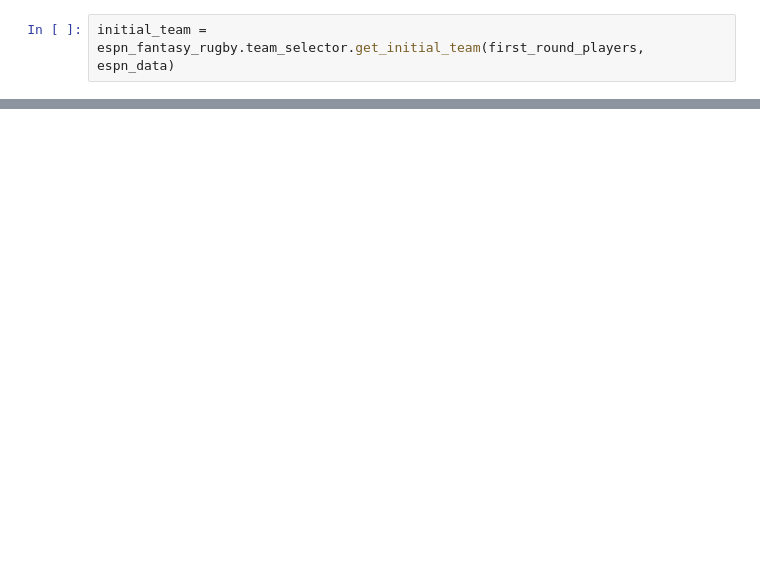
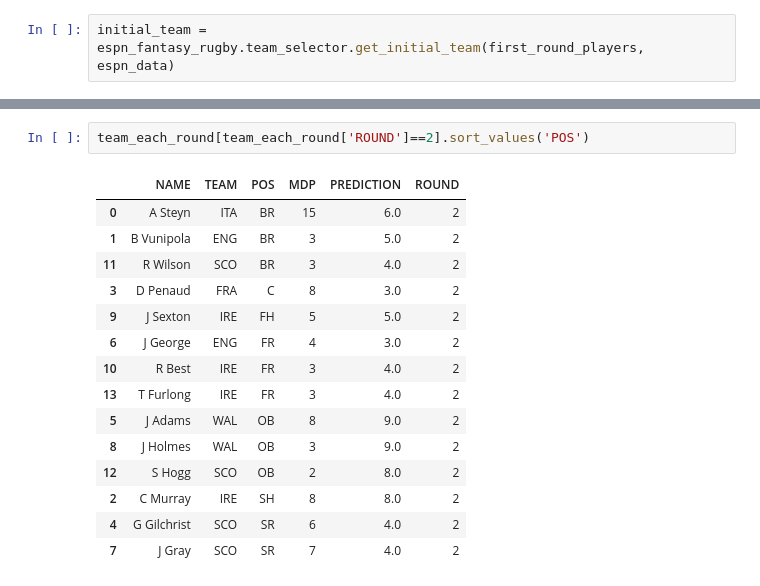
Before and after one commit to niclas-thomas/espn_fantasy_rugby, a Jupyter notebook: analytics/Team Selection.ipynb, the cells around one changed output, grey strips where cells are left out. Saved outputs shown, nothing was run; the diff lists cells and outputs as text; blank space fills up the shorter version.

```diff
--- a/analytics/Team Selection.ipynb
+++ b/analytics/Team Selection.ipynb
@@ -39,3 +67,21 @@ team_each_round = espn_fantasy_rugby.team_selector.simulate_tournament(espn_data
+# %%
+team_each_round[team_each_round['ROUND']==2].sort_values('POS')
+# %% [output]
+|  | NAME | TEAM | POS | MDP | PREDICTION | ROUND |
+| 0 | A Steyn | ITA | BR | 15 | 6.0 | 2 |
+| 1 | B Vunipola | ENG | BR | 3 | 5.0 | 2 |
+| 11 | R Wilson | SCO | BR | 3 | 4.0 | 2 |
+| 3 | D Penaud | FRA | C | 8 | 3.0 | 2 |
+| 9 | J Sexton | IRE | FH | 5 | 5.0 | 2 |
+| 6 | J George | ENG | FR | 4 | 3.0 | 2 |
+| 10 | R Best | IRE | FR | 3 | 4.0 | 2 |
+| 13 | T Furlong | IRE | FR | 3 | 4.0 | 2 |
+| 5 | J Adams | WAL | OB | 8 | 9.0 | 2 |
+| 8 | J Holmes | WAL | OB | 3 | 9.0 | 2 |
+| 12 | S Hogg | SCO | OB | 2 | 8.0 | 2 |
+| 2 | C Murray | IRE | SH | 8 | 8.0 | 2 |
+| 4 | G Gilchrist | SCO | SR | 6 | 4.0 | 2 |
+| 7 | J Gray | SCO | SR | 7 | 4.0 | 2 |
 # %%
 fig, ax = matplotlib.pyplot.subplots(figsize=(10,50), nrows=5, ncols=1)
 for tournament_round in [1,2,3,4,5]:
```
Also changed, not shown: parts of 11 cells of this notebook, 1 other file.
